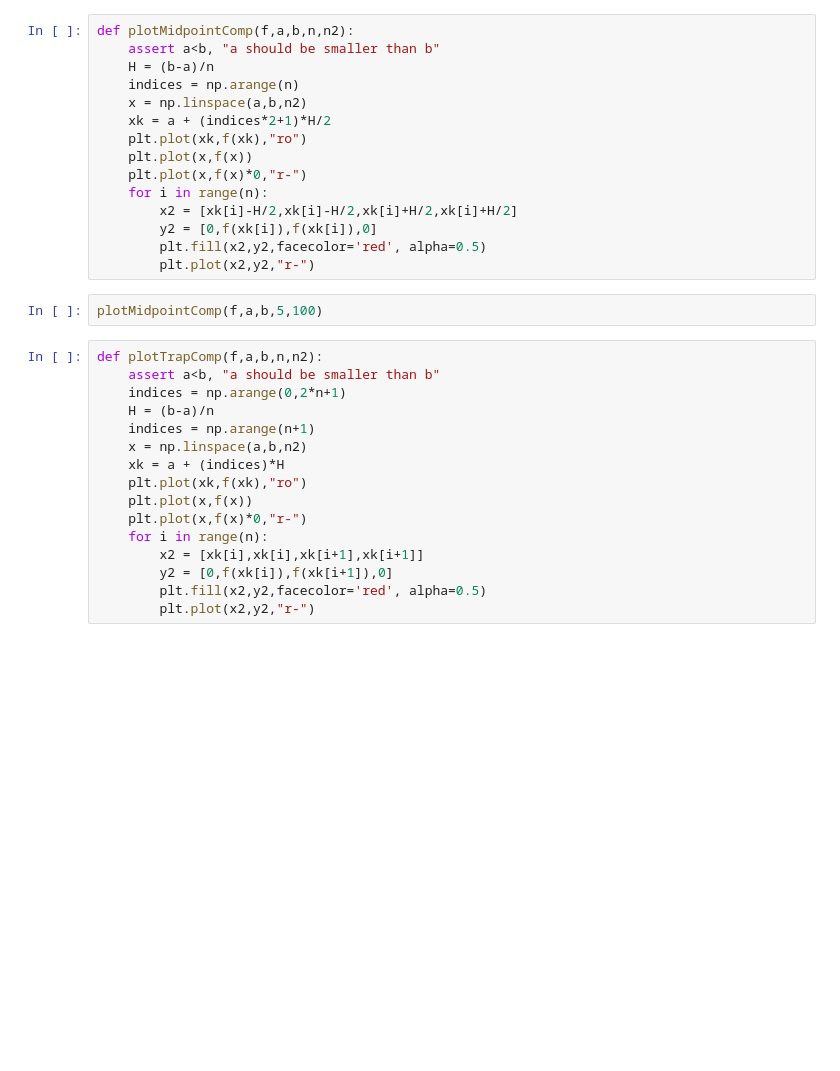
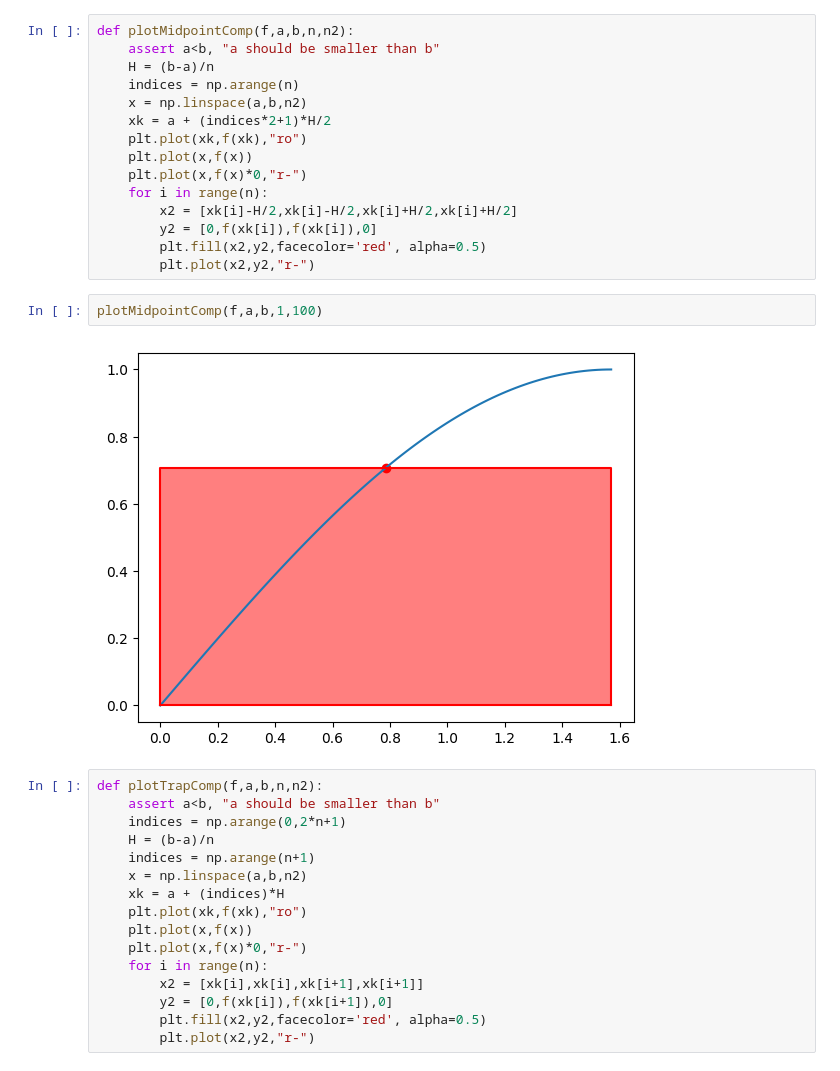
Before and after one commit to giovastabile/analisi_numerica, a Jupyter notebook: notebooks/05_integrazione_numerica.ipynb, the cells around one changed output. Saved outputs shown, nothing was run; the diff lists cells and outputs as text; blank space fills up the shorter version.

```diff
--- a/notebooks/05_integrazione_numerica.ipynb
+++ b/notebooks/05_integrazione_numerica.ipynb
@@ -218,7 +279,9 @@ def plotMidpointComp(f,a,b,n,n2):
         plt.fill(x2,y2,facecolor='red', alpha=0.5)
         plt.plot(x2,y2,"r-")
 # %%
-plotMidpointComp(f,a,b,5,100)
+plotMidpointComp(f,a,b,1,100)
+# %% [output]
+[figure, added]
 # %%
 def plotTrapComp(f,a,b,n,n2):
     assert a<b, "a should be smaller than b"
```
Also changed, not shown: parts of 13 cells of this notebook, 1 other file.
